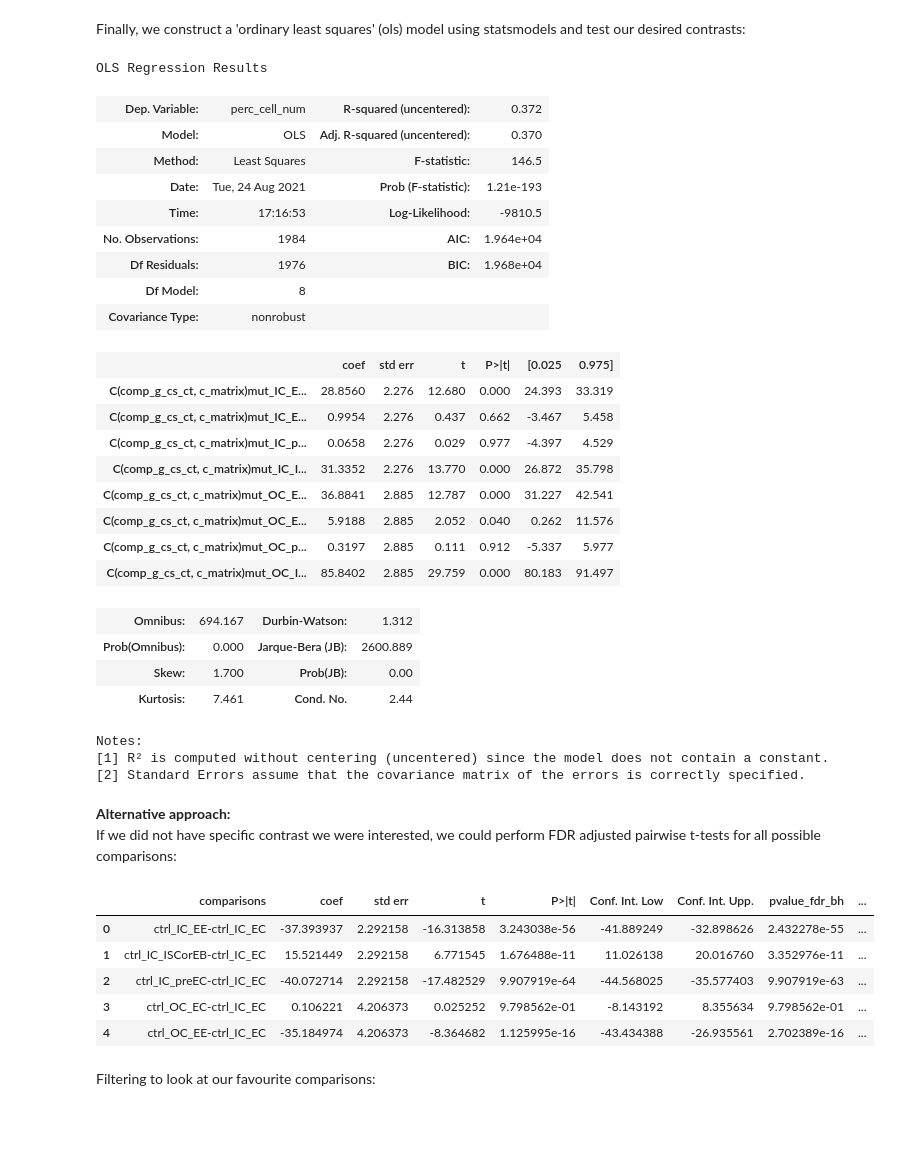
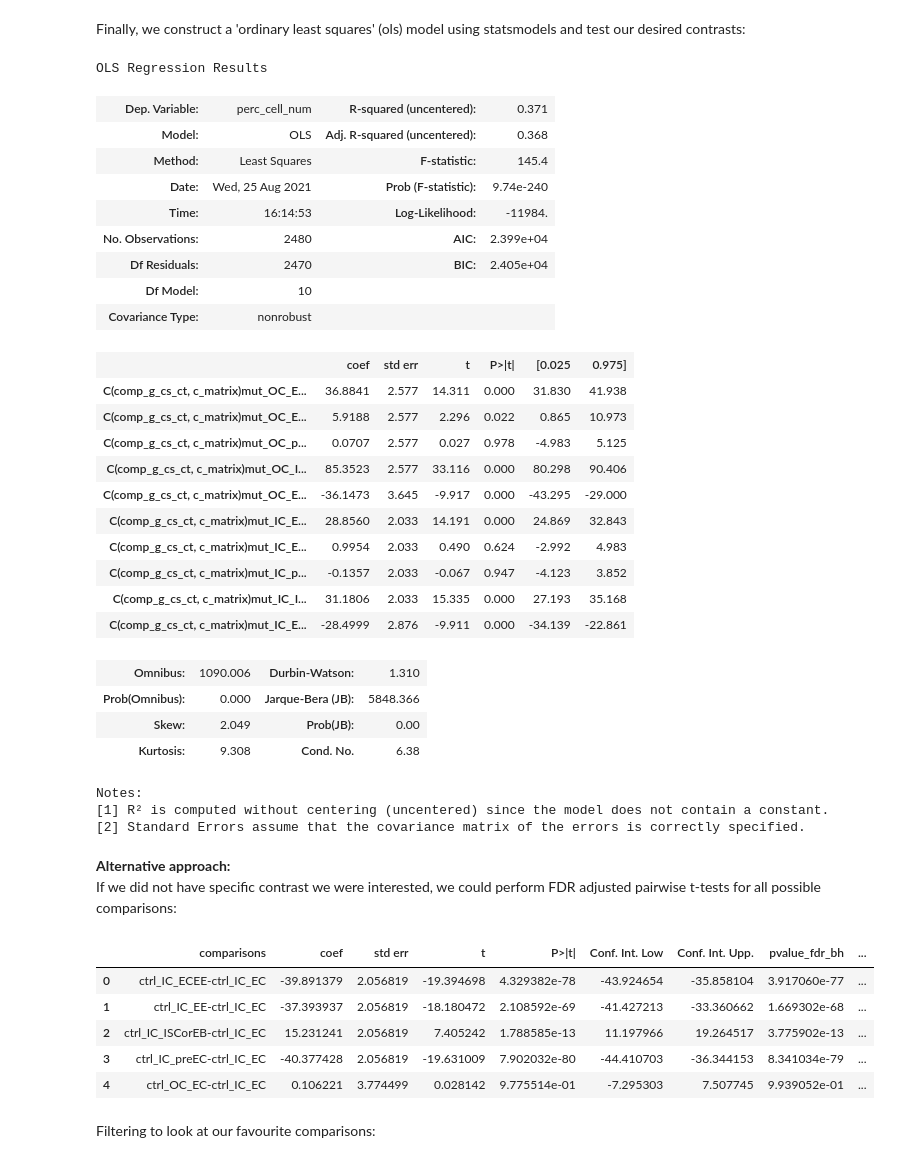
Before and after one commit to morriso1/clonedetective, a Jupyter notebook: 04_Tutorial_Downstream_Analysis_Python.ipynb, the cells around one changed output. Saved outputs shown, nothing was run; the diff lists cells and outputs as text; code cells hidden in the pictures; blank space fills up the shorter version.

```diff
--- a/04_Tutorial_Downstream_Analysis_Python.ipynb
+++ b/04_Tutorial_Downstream_Analysis_Python.ipynb
@@ -42,10 +42,12 @@ We can add a sum all cell types per clone to get an additional 'total' column:
 import re
 # drop the unneeded "GFP column"
 count_df = count_df.drop(columns="GFP_clonepos")
+
+# calculate the total cells
+count_df['total'] = count_df.filter(regex='_pos').sum(axis=1)
+
 # simplify column names
 count_df.columns = [re.sub("_pos", "", col) for col in count_df.columns]
-# calculate the total cell
-count_df = count_df.eval("total = EC + preEC + EE + ISCorEB")
 # %% [markdown]
 Since where "GFP_clone" == 0, we can add an additional column stating whether a "GFP_clone" is inside a clone (*IC*) or outside a clone (*OC*):
 # %%
@@ -109,6 +111,7 @@ First, since we already know that 'mutant' clones possess fewer cells than 'ctrl
 percentage_df = count_df.eval(
     """EC = EC / total * 100
     EE = EE / total * 100
+    ECEE = ECEE / total * 100
     preEC = preEC / total * 100
     ISCorEB = ISCorEB / total * 100"""
 )
@@ -145,7 +148,7 @@ To do this, we reshape our percentage data into a tidy format:
 tidy_percentage_df = pd.melt(
     percentage_df,
     id_vars=["genotype", "clone_status"],
-    value_vars=["EC", "preEC", "EE", "ISCorEB"],
+    value_vars=["ISCorEB", "preEC", "EC", "EE", "ECEE"],
     var_name="cell_type",
     value_name="perc_cell_num",
 )
@@ -232,32 +237,34 @@ ContrastMatrix(array([[ 1,  0,  0,  0,  0,  0,  0,  0],
 # %% [markdown]
 Finally, we construct a 'ordinary least squares' (ols) model using statsmodels and test our desired contrasts:
 # %%
-lm = ols("perc_cell_num ~ C(comp_g_cs_ct, c_matrix) -1", data=tidy_percentage_df).fit()
+lm = ols("perc_cell_num ~ 0 + C(comp_g_cs_ct, c_matrix)", data=tidy_percentage_df).fit()
 lm.summary()
 # %% [output]
 OLS Regression Results
-| Dep. Variable: | perc_cell_num | R-squared (uncentered): | 0.372 |
-| Model: | OLS | Adj. R-squared (uncentered): | 0.370 |
-| Method: | Least Squares | F-statistic: | 146.5 |
-| Date: | Tue, 24 Aug 2021 | Prob (F-statistic): | 1.21e-193 |
-| Time: | 17:16:53 | Log-Likelihood: | -9810.5 |
-| No. Observations: | 1984 | AIC: | 1.964e+04 |
-| Df Residuals: | 1976 | BIC: | 1.968e+04 |
-| Df Model: | 8 |  |  |
+| Dep. Variable: | perc_cell_num | R-squared (uncentered): | 0.371 |
+| Model: | OLS | Adj. R-squared (uncentered): | 0.368 |
+| Method: | Least Squares | F-statistic: | 145.4 |
+| Date: | Wed, 25 Aug 2021 | Prob (F-statistic): | 9.74e-240 |
+| Time: | 16:14:53 | Log-Likelihood: | -11984. |
+| No. Observations: | 2480 | AIC: | 2.399e+04 |
+| Df Residuals: | 2470 | BIC: | 2.405e+04 |
+| Df Model: | 10 |  |  |
 | Covariance Type: | nonrobust |  |  |
 |  | coef | std err | t | P>|t| | [0.025 | 0.975] |
-| C(comp_g_cs_ct, c_matrix)mut_IC_E... | 28.8560 | 2.276 | 12.680 | 0.000 | 24.393 | 33.319 |
-| C(comp_g_cs_ct, c_matrix)mut_IC_E... | 0.9954 | 2.276 | 0.437 | 0.662 | -3.467 | 5.458 |
-| C(comp_g_cs_ct, c_matrix)mut_IC_p... | 0.0658 | 2.276 | 0.029 | 0.977 | -4.397 | 4.529 |
-| C(comp_g_cs_ct, c_matrix)mut_IC_I... | 31.3352 | 2.276 | 13.770 | 0.000 | 26.872 | 35.798 |
-| C(comp_g_cs_ct, c_matrix)mut_OC_E... | 36.8841 | 2.885 | 12.787 | 0.000 | 31.227 | 42.541 |
-| C(comp_g_cs_ct, c_matrix)mut_OC_E... | 5.9188 | 2.885 | 2.052 | 0.040 | 0.262 | 11.576 |
-| C(comp_g_cs_ct, c_matrix)mut_OC_p... | 0.3197 | 2.885 | 0.111 | 0.912 | -5.337 | 5.977 |
-| C(comp_g_cs_ct, c_matrix)mut_OC_I... | 85.8402 | 2.885 | 29.759 | 0.000 | 80.183 | 91.497 |
+| C(comp_g_cs_ct, c_matrix)mut_OC_E... | 36.8841 | 2.577 | 14.311 | 0.000 | 31.830 | 41.938 |
+| C(comp_g_cs_ct, c_matrix)mut_OC_E... | 5.9188 | 2.577 | 2.296 | 0.022 | 0.865 | 10.973 |
+| C(comp_g_cs_ct, c_matrix)mut_OC_p... | 0.0707 | 2.577 | 0.027 | 0.978 | -4.983 | 5.125 |
+| C(comp_g_cs_ct, c_matrix)mut_OC_I... | 85.3523 | 2.577 | 33.116 | 0.000 | 80.298 | 90.406 |
+| C(comp_g_cs_ct, c_matrix)mut_OC_E... | -36.1473 | 3.645 | -9.917 | 0.000 | -43.295 | -29.000 |
+| C(comp_g_cs_ct, c_matrix)mut_IC_E... | 28.8560 | 2.033 | 14.191 | 0.000 | 24.869 | 32.843 |
+| C(comp_g_cs_ct, c_matrix)mut_IC_E... | 0.9954 | 2.033 | 0.490 | 0.624 | -2.992 | 4.983 |
+| C(comp_g_cs_ct, c_matrix)mut_IC_p... | -0.1357 | 2.033 | -0.067 | 0.947 | -4.123 | 3.852 |
+| C(comp_g_cs_ct, c_matrix)mut_IC_I... | 31.1806 | 2.033 | 15.335 | 0.000 | 27.193 | 35.168 |
+| C(comp_g_cs_ct, c_matrix)mut_IC_E... | -28.4999 | 2.876 | -9.911 | 0.000 | -34.139 | -22.861 |
-| Omnibus: | 694.167 | Durbin-Watson: | 1.312 |
-| Prob(Omnibus): | 0.000 | Jarque-Bera (JB): | 2600.889 |
-| Skew: | 1.700 | Prob(JB): | 0.00 |
-| Kurtosis: | 7.461 | Cond. No. | 2.44 |
+| Omnibus: | 1090.006 | Durbin-Watson: | 1.310 |
+| Prob(Omnibus): | 0.000 | Jarque-Bera (JB): | 5848.366 |
+| Skew: | 2.049 | Prob(JB): | 0.00 |
+| Kurtosis: | 9.308 | Cond. No. | 6.38 |
 Notes:
 [1] R² is computed without centering (uncentered) since the model does not contain a constant.
 [2] Standard Errors assume that the covariance matrix of the errors is correctly specified.
@@ -275,11 +282,11 @@ stat_df = stat_df.rename(
 stat_df.head()
 # %% [output]
 |  | comparisons | coef | std err | t | P>|t| | Conf. Int. Low | Conf. Int. Upp. | pvalue_fdr_bh | ... |
-| 0 | ctrl_IC_EE-ctrl_IC_EC | -37.393937 | 2.292158 | -16.313858 | 3.243038e-56 | -41.889249 | -32.898626 | 2.432278e-55 | ... |
-| 1 | ctrl_IC_ISCorEB-ctrl_IC_EC | 15.521449 | 2.292158 | 6.771545 | 1.676488e-11 | 11.026138 | 20.016760 | 3.352976e-11 | ... |
-| 2 | ctrl_IC_preEC-ctrl_IC_EC | -40.072714 | 2.292158 | -17.482529 | 9.907919e-64 | -44.568025 | -35.577403 | 9.907919e-63 | ... |
-| 3 | ctrl_OC_EC-ctrl_IC_EC | 0.106221 | 4.206373 | 0.025252 | 9.798562e-01 | -8.143192 | 8.355634 | 9.798562e-01 | ... |
-| 4 | ctrl_OC_EE-ctrl_IC_EC | -35.184974 | 4.206373 | -8.364682 | 1.125995e-16 | -43.434388 | -26.935561 | 2.702389e-16 | ... |
+| 0 | ctrl_IC_ECEE-ctrl_IC_EC | -39.891379 | 2.056819 | -19.394698 | 4.329382e-78 | -43.924654 | -35.858104 | 3.917060e-77 | ... |
+| 1 | ctrl_IC_EE-ctrl_IC_EC | -37.393937 | 2.056819 | -18.180472 | 2.108592e-69 | -41.427213 | -33.360662 | 1.669302e-68 | ... |
+| 2 | ctrl_IC_ISCorEB-ctrl_IC_EC | 15.231241 | 2.056819 | 7.405242 | 1.788585e-13 | 11.197966 | 19.264517 | 3.775902e-13 | ... |
+| 3 | ctrl_IC_preEC-ctrl_IC_EC | -40.377428 | 2.056819 | -19.631009 | 7.902032e-80 | -44.410703 | -36.344153 | 8.341034e-79 | ... |
+| 4 | ctrl_OC_EC-ctrl_IC_EC | 0.106221 | 3.774499 | 0.028142 | 9.775514e-01 | -7.295303 | 7.507745 | 9.939052e-01 | ... |
 # %% [markdown]
 Filtering to look at our favourite comparisons:
 # %%
```
Also changed, not shown: parts of 15 cells of this notebook, 2 other files.
